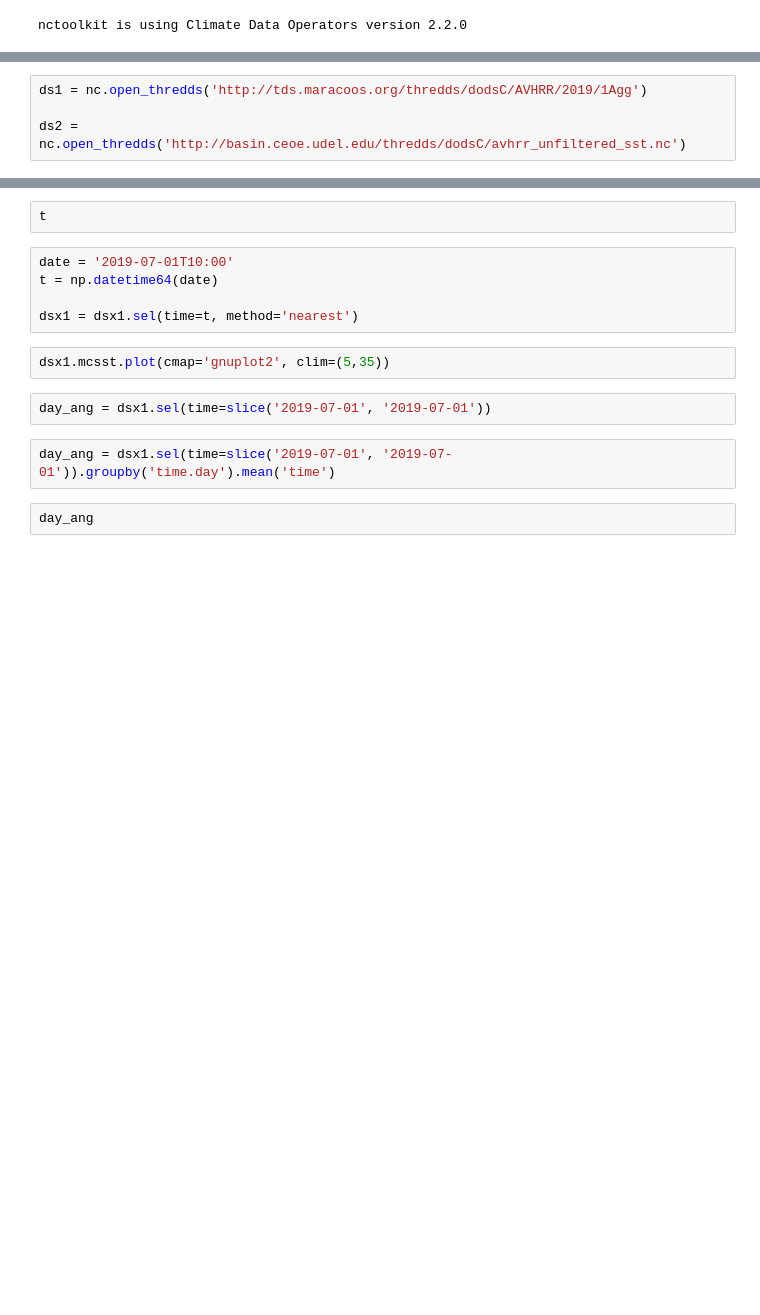
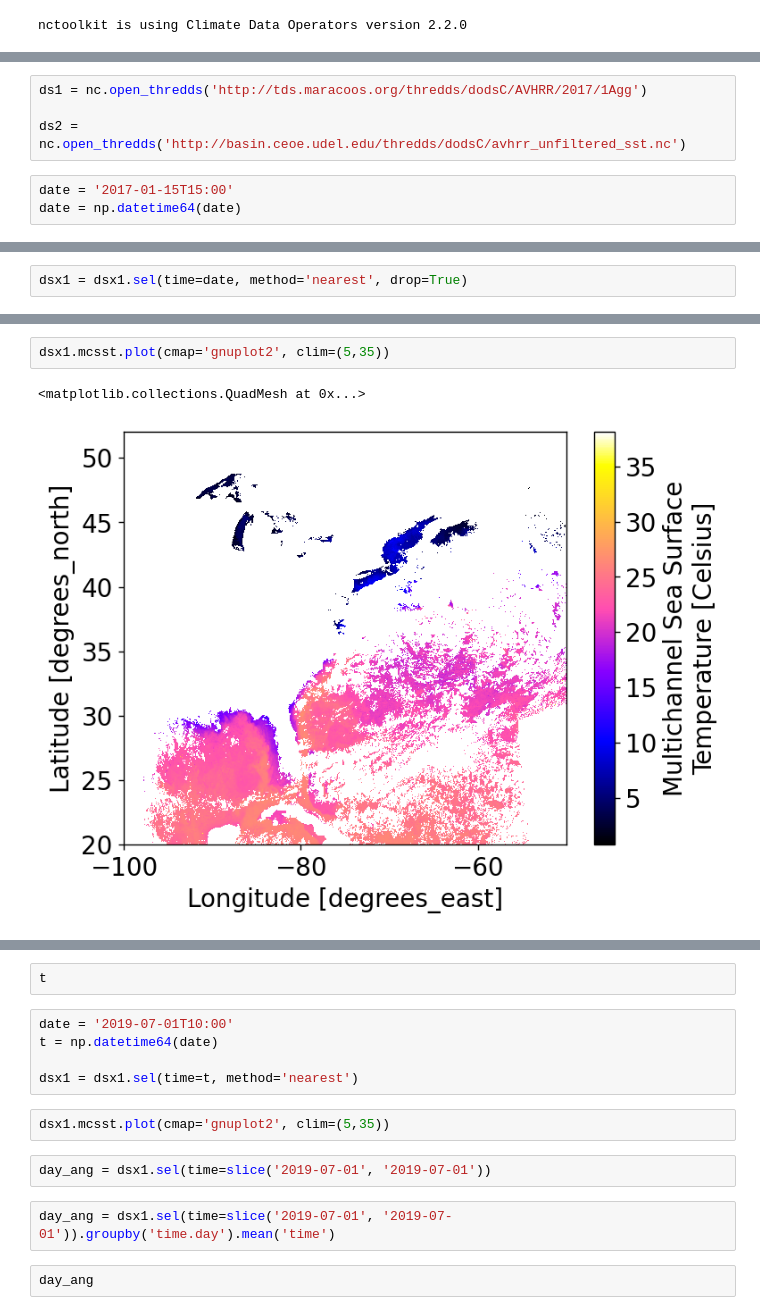
Before and after one commit to Gilaverbuch/py_sst, a Jupyter notebook: SST.ipynb, the cells around one changed output, grey strips where cells are left out. Drawn from its saved outputs; the diff is of its cells as text; blank space fills up the shorter version.

```diff
--- a/SST.ipynb
+++ b/SST.ipynb
@@ -44,6 +40,9 @@ t.astype(object).year
 # %%
-ds1 = nc.open_thredds('http://tds.maracoos.org/thredds/dodsC/AVHRR/2019/1Agg')
+ds1 = nc.open_thredds('http://tds.maracoos.org/thredds/dodsC/AVHRR/2017/1Agg')
 
 ds2 = nc.open_thredds('http://basin.ceoe.udel.edu/thredds/dodsC/avhrr_unfiltered_sst.nc')
+# %%
+date = '2017-01-15T15:00'
+date = np.datetime64(date)
 # %%
 dsx1 = ds1.to_xarray()
@@ -59,0 +54,2 @@ date
+# %%
+dsx1 = dsx1.sel(time=date, method='nearest', drop=True)
@@ -59,0 +99,5 @@ date
+# %%
+dsx1.mcsst.plot(cmap='gnuplot2', clim=(5,35))
+# %% [output]
+<matplotlib.collections.QuadMesh at 0x...>
+[figure, added]
```
Also changed, not shown: parts of 17 cells of this notebook, 2 other files.
